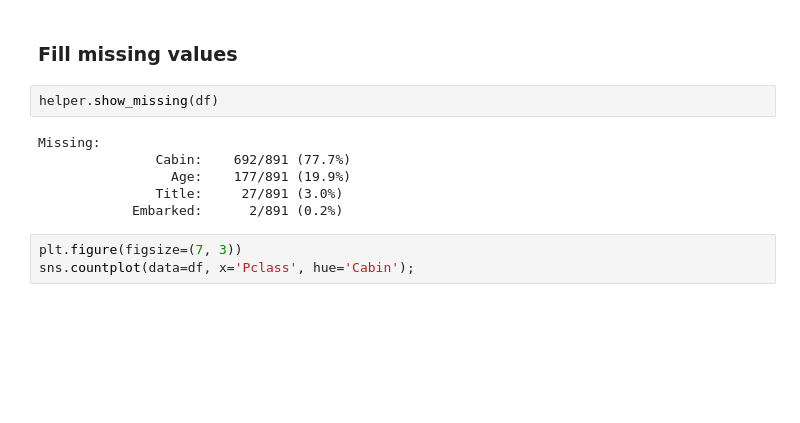
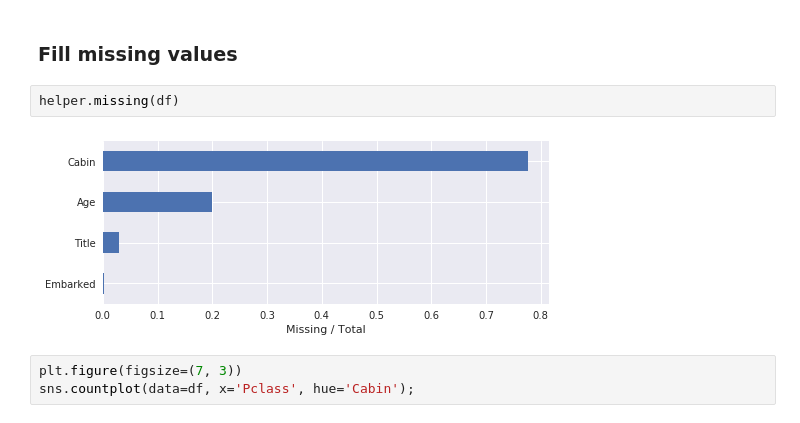
Before and after one commit to angelmtenor/data-science-keras, a Jupyter notebook: titanic.ipynb, the cells around one changed output. Cells and saved outputs as stored; diff of their text form; blank space fills up the shorter version.

```diff
--- a/titanic.ipynb
+++ b/titanic.ipynb
@@ -194,13 +191,9 @@ plt.ylim([0, 70]);
 # %% [markdown]
 ### Fill missing values
 # %%
-helper.show_missing(df)
+helper.missing(df)
 # %% [output]
-Missing:
-               Cabin:    692/891 (77.7%)
-                 Age:    177/891 (19.9%)
-               Title:     27/891 (3.0%)
-            Embarked:      2/891 (0.2%)
+[figure, added]
 # %%
 plt.figure(figsize=(7, 3))
 sns.countplot(data=df, x='Pclass', hue='Cabin');
```
Also changed, not shown: parts of 15 cells of this notebook, 1 other file.
